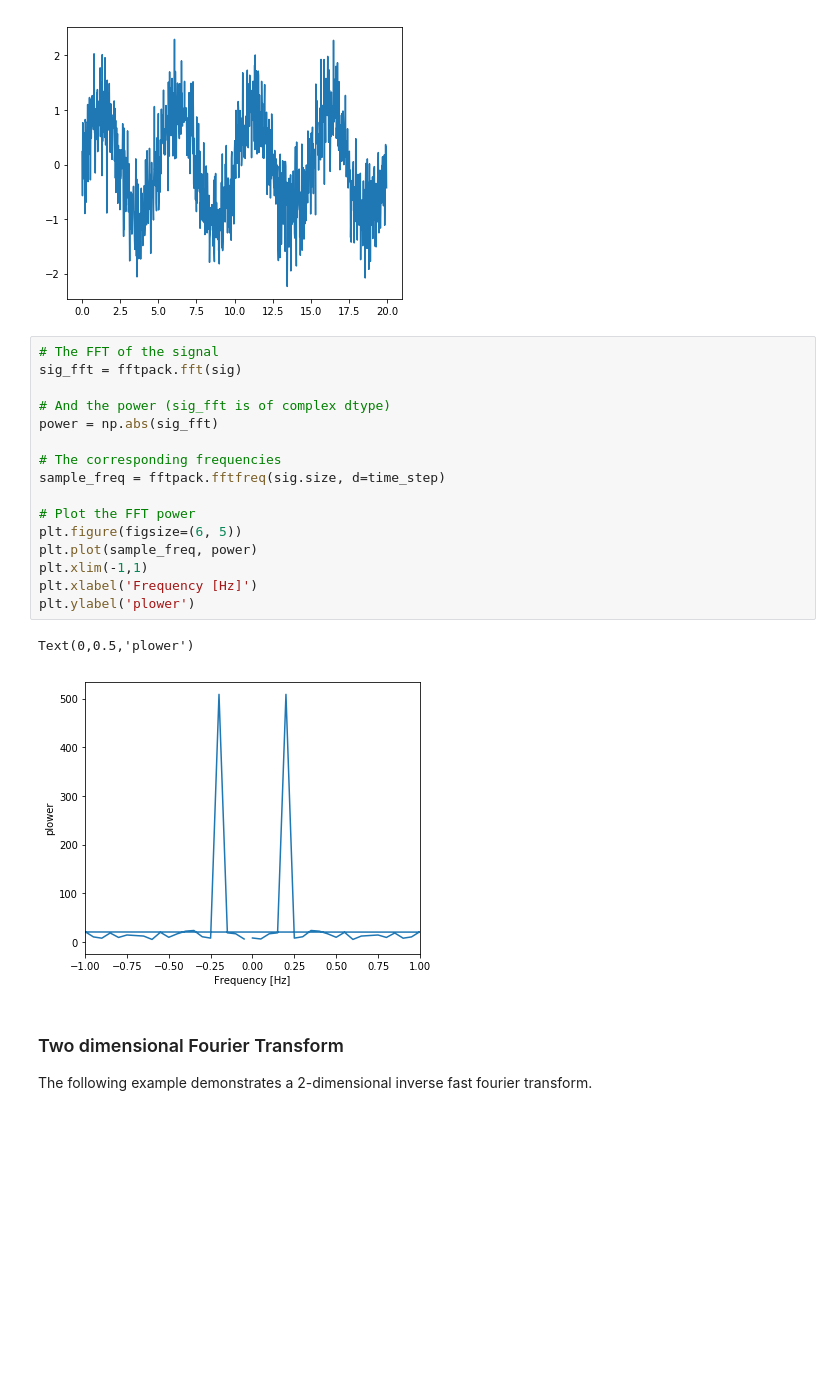
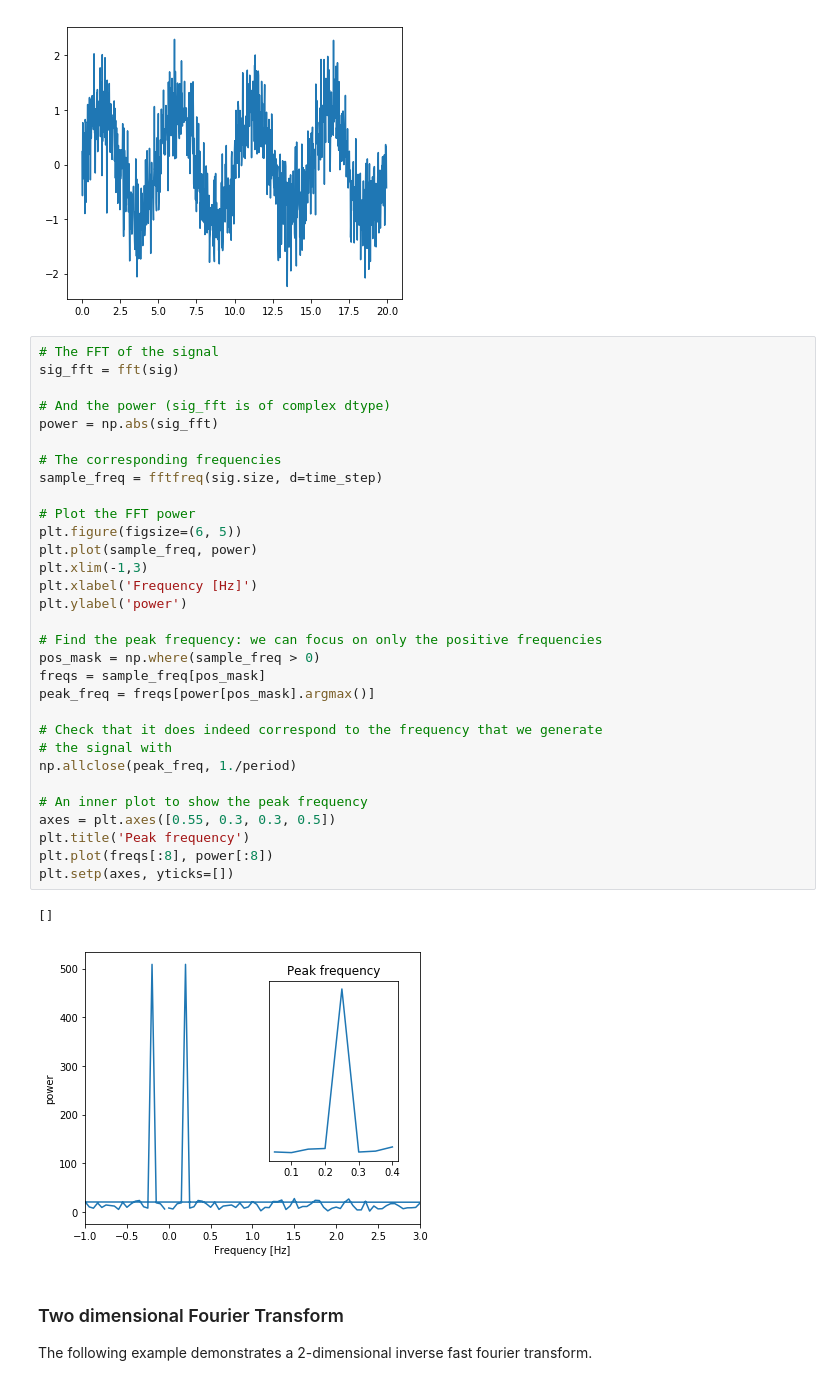
Before and after one commit to UChicagoPhysics/PHYS250, a Jupyter notebook: Examples/Fast-Fourier-Transforms.ipynb, the cells around one changed output. Cells and saved outputs as stored; diff of their text form; blank space fills up the shorter version.

```diff
--- a/Examples/Fast-Fourier-Transforms.ipynb
+++ b/Examples/Fast-Fourier-Transforms.ipynb
@@ -155,23 +184,38 @@ plt.plot(time_vec, sig, label='Original signal')
 [figure]
 # %%
 # The FFT of the signal
-sig_fft = fftpack.fft(sig)
+sig_fft = fft(sig)
 
 # And the power (sig_fft is of complex dtype)
 power = np.abs(sig_fft)
 
 # The corresponding frequencies
-sample_freq = fftpack.fftfreq(sig.size, d=time_step)
+sample_freq = fftfreq(sig.size, d=time_step)
 
 # Plot the FFT power
 plt.figure(figsize=(6, 5))
 plt.plot(sample_freq, power)
-plt.xlim(-1,1)
+plt.xlim(-1,3)
 plt.xlabel('Frequency [Hz]')
-plt.ylabel('plower')
+plt.ylabel('power')
+
+# Find the peak frequency: we can focus on only the positive frequencies
+pos_mask = np.where(sample_freq > 0)
+freqs = sample_freq[pos_mask]
+peak_freq = freqs[power[pos_mask].argmax()]
+
+# Check that it does indeed correspond to the frequency that we generate
+# the signal with
+np.allclose(peak_freq, 1./period)
+
+# An inner plot to show the peak frequency
+axes = plt.axes([0.55, 0.3, 0.3, 0.5])
+plt.title('Peak frequency')
+plt.plot(freqs[:8], power[:8])
+plt.setp(axes, yticks=[])
 # %% [output]
-Text(0,0.5,'plower')
+[]
-[figure, old version]
+[figure, new version]
 # %% [markdown]
 ### Two dimensional Fourier Transform
 
```
Also changed, not shown: parts of 10 cells of this notebook, 4 other files.
